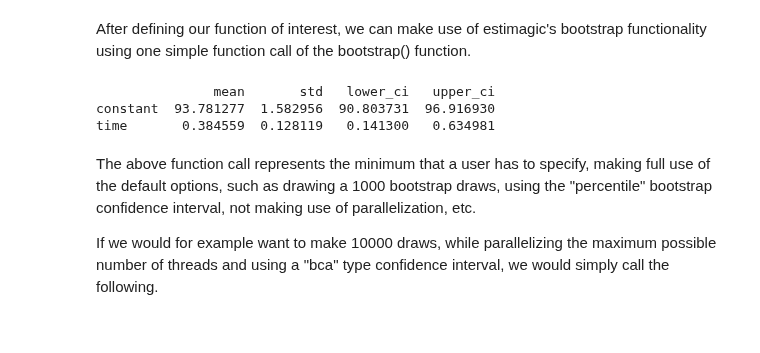
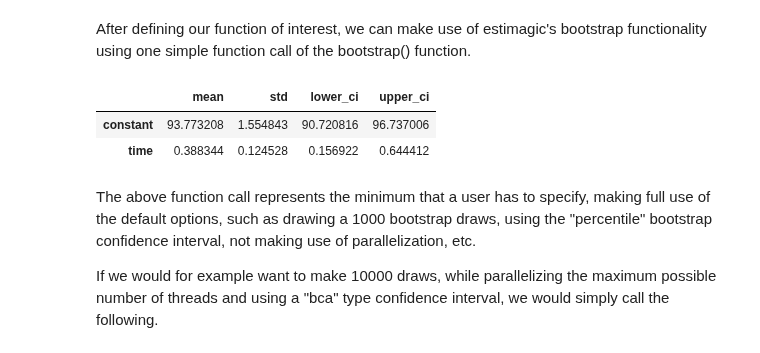
Before and after one commit to optimagic-dev/optimagic, a Jupyter notebook: docs/source/how_to_guides/inference/how_to_do_bootstrap_inference.ipynb, the cells around one changed output. Saved outputs shown, nothing was run; the diff lists cells and outputs as text; code cells hidden in the pictures.

```diff
--- a/docs/source/how_to_guides/inference/how_to_do_bootstrap_inference.ipynb
+++ b/docs/source/how_to_guides/inference/how_to_do_bootstrap_inference.ipynb
@@ -47,13 +43,13 @@ After defining our function of interest, we can make use of estimagic's bootstra
 # %%
 from estimagic.inference.bootstrap import bootstrap
 
-results_without_cluster = bootstrap(data=df, f=ols_fit)
+results_without_cluster = bootstrap(data=df, outcome=ols_fit)
 
-print(results_without_cluster)
+results_without_cluster
 # %% [output]
-               mean       std   lower_ci   upper_ci
-constant  93.781277  1.582956  90.803731  96.916930
-time       0.384559  0.128119   0.141300   0.634981
+|  | mean | std | lower_ci | upper_ci |
+| constant | 93.773208 | 1.554843 | 90.720816 | 96.737006 |
+| time | 0.388344 | 0.124528 | 0.156922 | 0.644412 |
 # %% [markdown]
 The above function call represents the minimum that a user has to specify, making full use of the default options, such as drawing a 1000 bootstrap draws, using the "percentile" bootstrap confidence interval, not making use of parallelization, etc.
 
```
Also changed, not shown: parts of 19 cells of this notebook, 6 other files.
